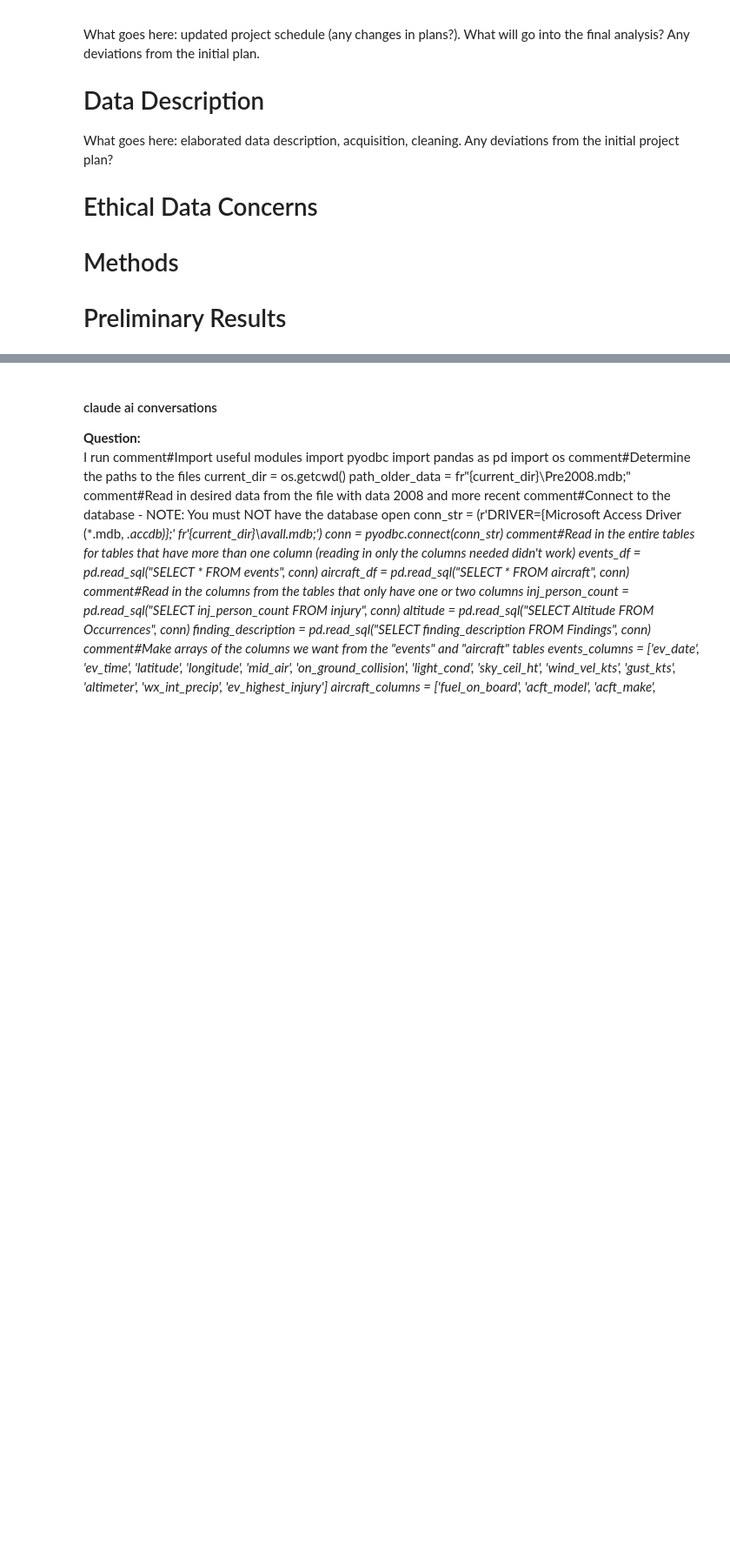
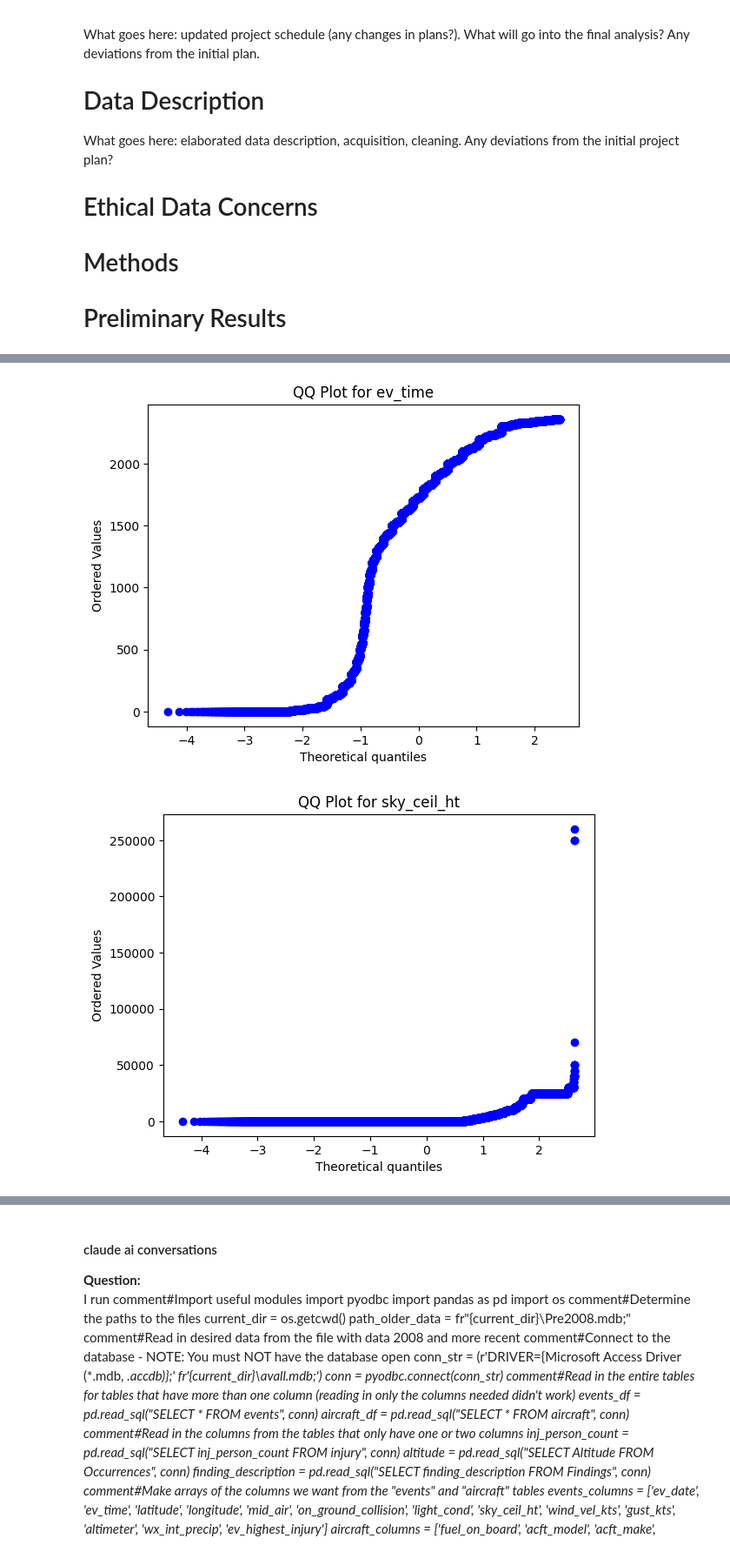
Before and after one commit to ErkenbrandCXVII/Intro_To_Data_Science, a Jupyter notebook: MATH4100_Project.ipynb, the cells around one changed output, grey strips where cells are left out. Shown: that part at 87% size. Drawn from its saved outputs; the diff is of its cells as text; code cells hidden in the pictures; blank space fills up the shorter version.

```diff
--- a/MATH4100_Project.ipynb
+++ b/MATH4100_Project.ipynb
@@ -125,0 +462,18 @@ post_1982.to_csv(fr"{os.getcwd()}\Data_Starting_1982.csv", mode = 'x')'''
+# %%
+# Identify outliers using boxplots
+def identify_outliers(data, column):
+    Q1 = data[column].quantile(0.25)
+    Q3 = data[column].quantile(0.75)
+    IQR = Q3 - Q1
+    lower_bound = Q1 - 1.5 * IQR
+    upper_bound = Q3 + 1.5 * IQR
+    outliers = data[(data[column] < lower_bound) | (data[column] > upper_bound)]
+    return outliers
+
+for col in data_start_numerical_columns:
+    outliers = identify_outliers(data_start_1982_clean, col)
+    print(f"\nOutliers in {col} for data_start_1982_clean: {outliers.shape[0]} rows")
+
+for col in data_before_numerical_columns:
+    outliers = identify_outliers(data_before_1982_clean, col)
+    print(f"\nOutliers in {col} for data_before_1982_clean: {outliers.shape[0]} rows")
@@ -125,0 +498,17 @@ post_1982.to_csv(fr"{os.getcwd()}\Data_Starting_1982.csv", mode = 'x')'''
+# %%
+# QQ plot for normality check
+def qq_plot(data, column):
+    stats.probplot(data[column], dist="norm", plot=plt)
+    plt.title(f"QQ Plot for {column}")
+    plt.show()
+
+# For data_start_1982_clean
+for col in data_start_numerical_columns:
+    qq_plot(data_start_1982_clean, col)
+
+# For data_before_1982_clean
+for col in data_before_numerical_columns:
+    qq_plot(data_before_1982_clean, col)
+# %% [output]
+[figure, added]
+[figure, added]
```
Also changed, not shown: parts of 14 cells of this notebook.
